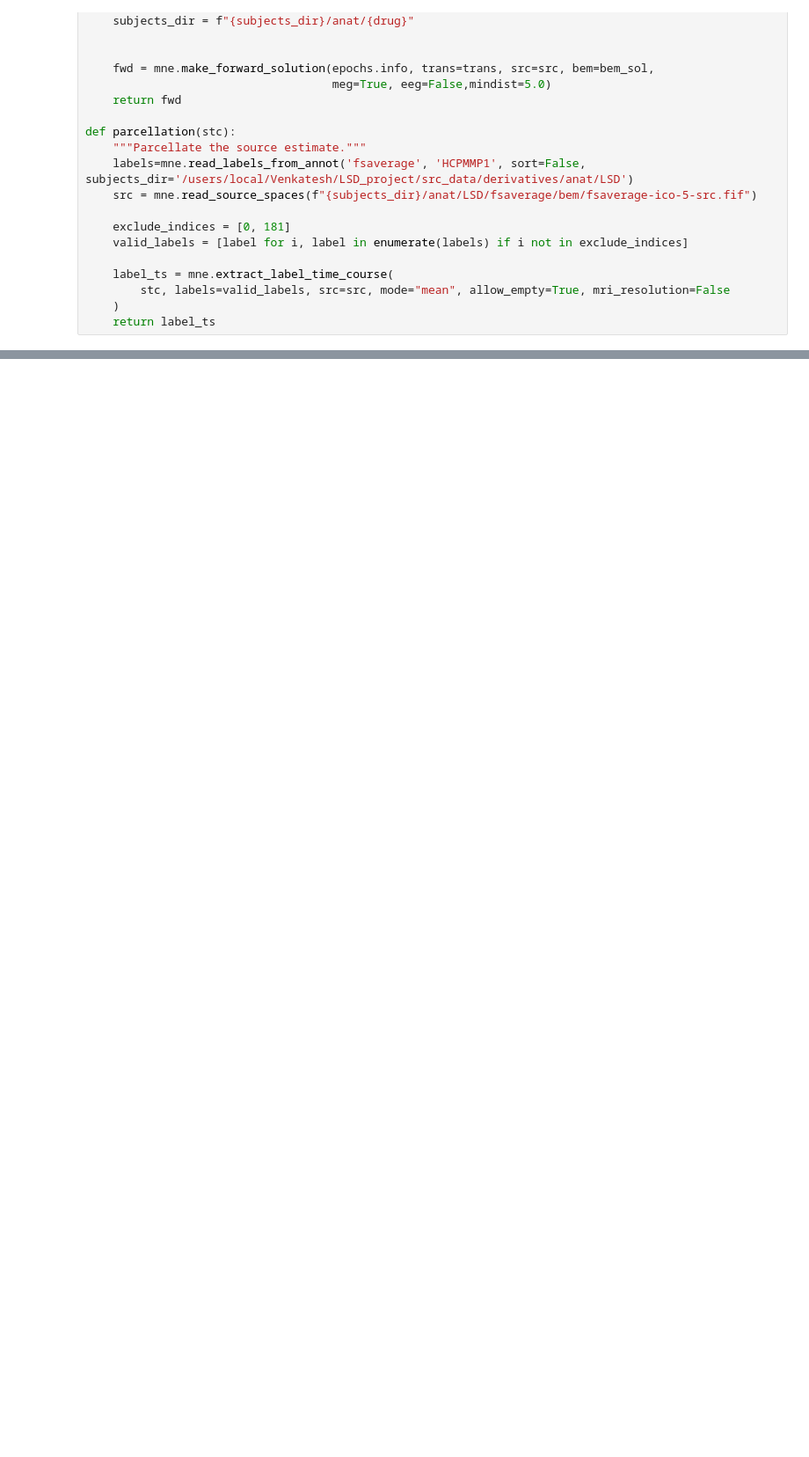
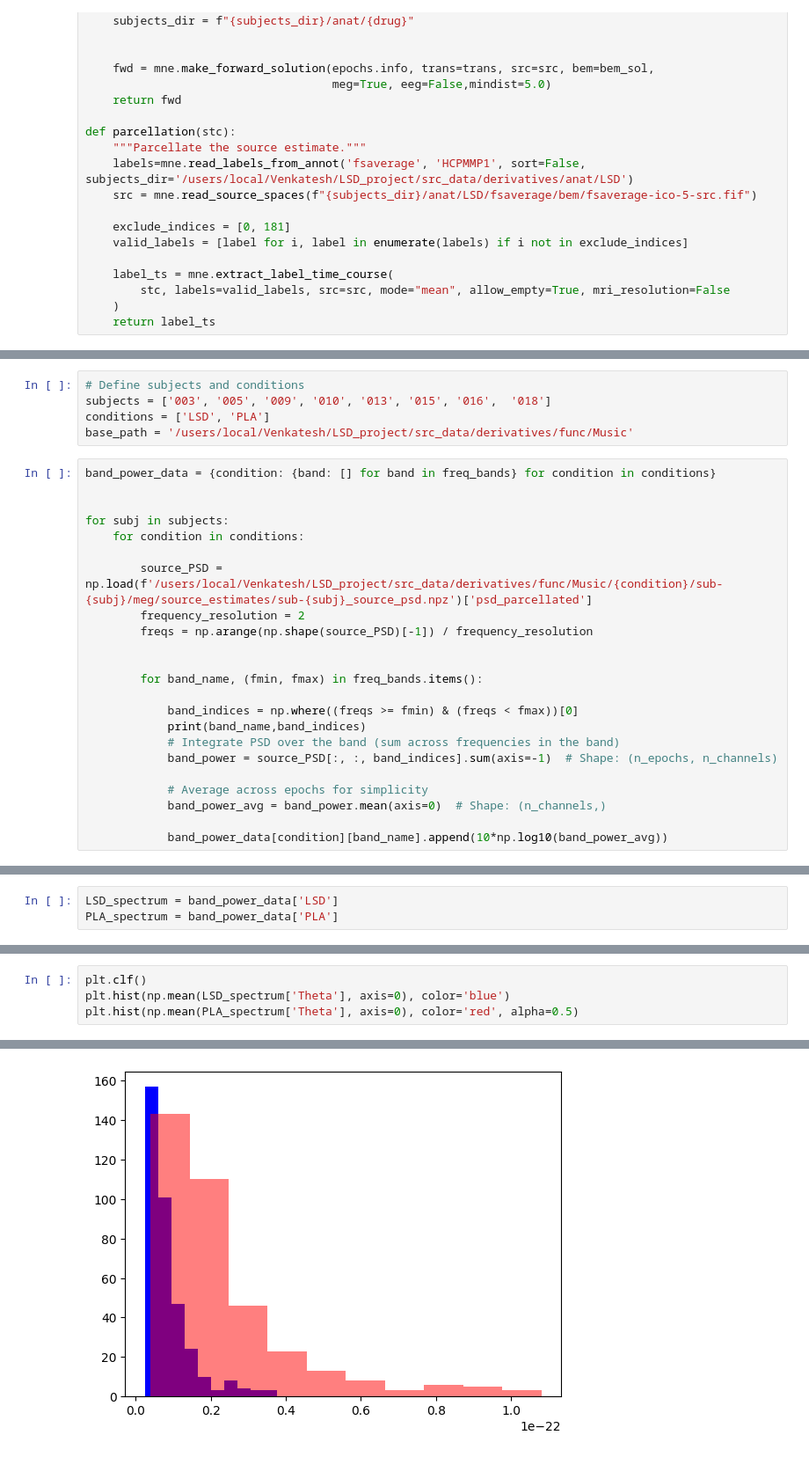
Before and after one commit to venkateshness/LSD_project, a Jupyter notebook: scripts/source localization/source_localization.ipynb, the cells around one changed output, grey strips where cells are left out. Shown: that part at 88% size. Saved outputs shown, nothing was run; the diff lists cells and outputs as text; blank space fills up the shorter version.

```diff
--- a/scripts/source localization/source_localization.ipynb
+++ b/scripts/source localization/source_localization.ipynb
@@ -241,0 +133,28 @@ raw_fname = data_path / "MEG" / "sample" / "sample_audvis_filt-0-40_raw.fif"
+# %%
+# Define subjects and conditions
+subjects = ['003', '005', '009', '010', '013', '015', '016',  '018']
+conditions = ['LSD', 'PLA']
+base_path = '/users/local/Venkatesh/LSD_project/src_data/derivatives/func/Music'
+# %%
+band_power_data = {condition: {band: [] for band in freq_bands} for condition in conditions}
+
+
+for subj in subjects:
+    for condition in conditions:
+
+        source_PSD = np.load(f'/users/local/Venkatesh/LSD_project/src_data/derivatives/func/Music/{condition}/sub-{subj}/meg/source_estimates/sub-{subj}_source_psd.npz')['psd_parcellated']
+        frequency_resolution = 2
+        freqs = np.arange(np.shape(source_PSD)[-1]) / frequency_resolution
+
+
+        for band_name, (fmin, fmax) in freq_bands.items():
+
+            band_indices = np.where((freqs >= fmin) & (freqs < fmax))[0]
+            print(band_name,band_indices)
+            # Integrate PSD over the band (sum across frequencies in the band)
+            band_power = source_PSD[:, :, band_indices].sum(axis=-1)  # Shape: (n_epochs, n_channels)
+
+            # Average across epochs for simplicity
+            band_power_avg = band_power.mean(axis=0)  # Shape: (n_channels,)
+
+            band_power_data[condition][band_name].append(10*np.log10(band_power_avg))
@@ -241,0 +179,3 @@ raw_fname = data_path / "MEG" / "sample" / "sample_audvis_filt-0-40_raw.fif"
+# %%
+LSD_spectrum = band_power_data['LSD']
+PLA_spectrum = band_power_data['PLA']
@@ -241,0 +207,5 @@ raw_fname = data_path / "MEG" / "sample" / "sample_audvis_filt-0-40_raw.fif"
+# %%
+plt.clf()
+plt.hist(np.mean(LSD_spectrum['Theta'], axis=0), color='blue')
+plt.hist(np.mean(PLA_spectrum['Theta'], axis=0), color='red', alpha=0.5)
+# %% [output]
@@ -241,0 +217 @@ raw_fname = data_path / "MEG" / "sample" / "sample_audvis_filt-0-40_raw.fif"
+[figure, added]
```
Also changed, not shown: parts of 32 cells of this notebook, 2 other files.
